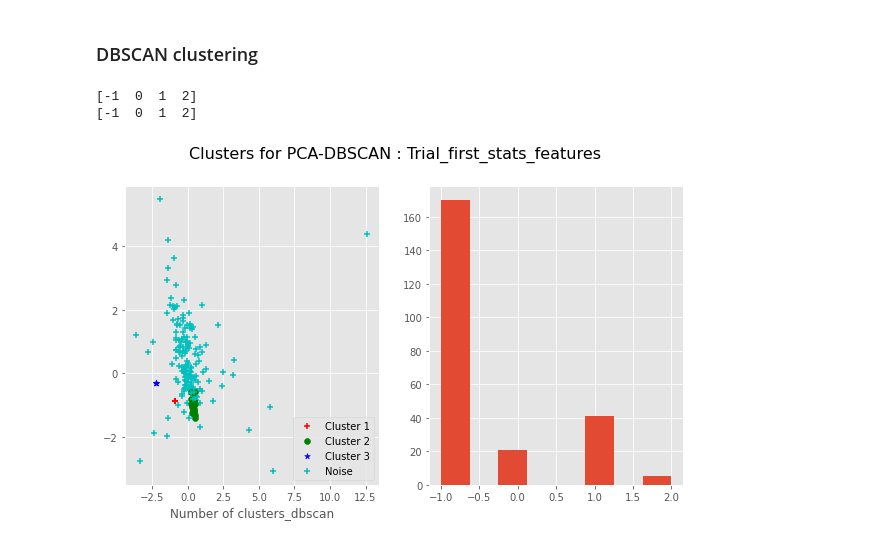
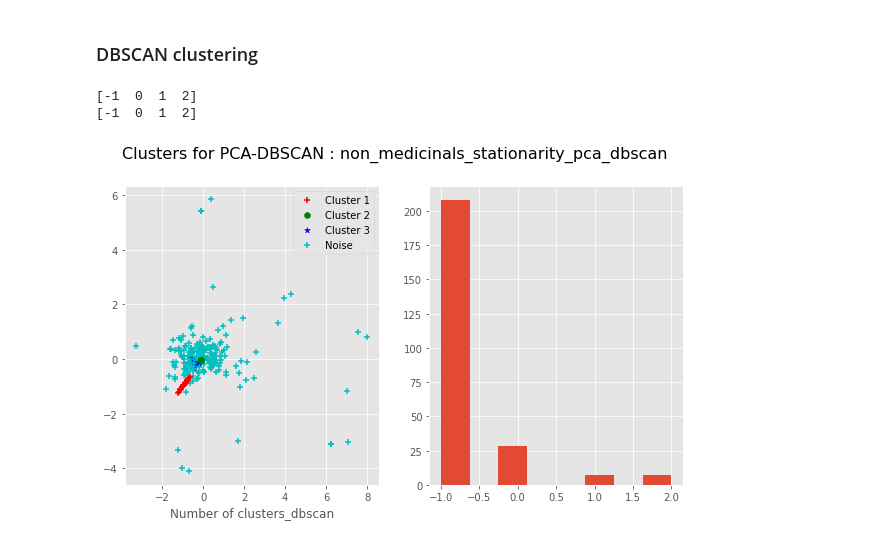
Before and after one commit to GarethWilhelm/TS-Feature-Clustering, a Jupyter notebook: notebooks/3. clustering_tsfresh_features.ipynb, the cells around one changed output. Cells and saved outputs as stored; diff of their text form; code cells hidden in the pictures.

```diff
--- a/notebooks/3. clustering_tsfresh_features.ipynb
+++ b/notebooks/3. clustering_tsfresh_features.ipynb
@@ -83,8 +99,6 @@ stationarity = ['autocorrelation','^mean$','kurtosis','augmented']
 # %%
-PATH = '/content/drive/My Drive/Stellenbosch/Webster'
-product_name =  'Trial_first'
 # Create a list of target features
-all_eff_features = load_features_data(0,PATH,'efficient_parameters')
+product_name, all_eff_features = load_features_data(-1,PATH,'efficient_parameters',names)
 # Generate dataframe from excluding redundant features
 # remove export_val prefix on column names
 features_filtered = change_column_prefix(
@@ -94,3 +108,7 @@ features_filtered = change_column_prefix(
 # call stationary feature list on filtered feature dataframe
 stationary_features_df = features_filtered[filter_features(features_filtered,stationarity)]
 stationary_features_df = remove_outliers_iqr(stationary_features_df)
+simplify_column_name(stationary_features_df,'autocorrelation__','auto_corr_')
+simplify_column_name(stationary_features_df,'partial_autocorrelation__','pac_')
+simplify_column_name(stationary_features_df,'augmented_dickey_fuller__attr_','adf_')
+stationary_features_df.head()
@@ -124,0 +129,9 @@ plt.savefig(f"{PATH}/images/correlation_stationarity_features")
+# %%
+# Drop correlated features (threshold: 0.5)
+stationarity_uncorrelated = remove_features_df(stationary_features_df,drop_correlated_pairs(stationary_features_df,0.5))
+# Add statistical features to dataframe
+stats_features_df = remove_outliers_iqr(features_filtered[filter_features(features_filtered,stats)])
+features_uncorrelated = pd.merge(stationarity_uncorrelated,stats_features_df,on='id')
+# Check if all features are not correlated
+plot_correlated_features(features_uncorrelated,0.5)
+plt.savefig(f"{PATH}/images/{product_name}_correlation_{experiment}")
@@ -276,46 +302,42 @@ cluster_labels = results['labx']
 # https://www.dummies.com/programming/big-data/data-science/how-to-create-an-unsupervised-learning-model-with-dbscan/
 
 dbscan = DBSCAN(eps=0.5, min_samples=5,metric='euclidean')
-dbscan_results_yarn = dbscan.fit(X_scaled_transposed)
+dbscan.fit(X_scaled_transposed)
 print(np.unique(dbscan.labels_))
 
-dbscan = DBSCAN(eps=0.5, min_samples=5,metric='euclidean')
-dbscan.fit(X_scaled_transposed)
 fig = plt.figure(figsize=(10,5.5))
-fig.suptitle(f"Clusters for PCA-DBSCAN : {product_name}_stats_features", fontsize=16)
+fig.suptitle(f"Clusters for PCA-DBSCAN : {product_name}_{experiment}_pca_dbscan", fontsize=16)
 print(np.unique(dbscan.labels_))
 fig.add_subplot(121)
 # fig.set_title('Clusters')
 pca = PCA(n_components=4)
 pca_2d = pca.fit_transform(X_scaled_transposed)
 for i in range(0, pca_2d.shape[0]):
-  cluster = []
-  number = []
   if dbscan.labels_[i] == 0:
     c1 = plt.scatter(pca_2d[i,0],pca_2d[i,0],c='r',marker='+')
   elif dbscan.labels_[i] == 1:
     c2 = plt.scatter(pca_2d[i,0],pca_2d[i,1],c='g',marker='o')
   elif dbscan.labels_[i] == 2:
     c3 = plt.scatter(pca_2d[i,0],pca_2d[i,2],c='b',marker='*')
-  # elif dbscan.labels_[i] == 3:
-  #   c4 = plt.scatter(pca_2d[i,0],pca_2d[i,1],c='y',marker='x')
-  # elif dbscan.labels_[i] == 4:
-  #   c5 = plt.scatter(pca_2d[i,0],pca_2d[i,1],c='g',marker='*')
-  # elif dbscan.labels_[i] == 5:
-  #   c6 = plt.scatter(pca_2d[i,0],pca_2d[i,1],c='r',marker='x')
+  elif dbscan.labels_[i] == 3:
+    c4 = plt.scatter(pca_2d[i,0],pca_2d[i,3],c='y',marker='x')
+  elif dbscan.labels_[i] == 4:
+    c5 = plt.scatter(pca_2d[i,0],pca_2d[i,4],c='g',marker='*')
+  elif dbscan.labels_[i] == 5:
+    c6 = plt.scatter(pca_2d[i,0],pca_2d[i,5],c='r',marker='x')
   elif dbscan.labels_[i] == -1:
     cn = plt.scatter(pca_2d[i,0],pca_2d[i,-1],c='c',marker='+')
 plt.xlabel("Number of clusters_dbscan")
 plt.legend([c1,c2,c3,cn],['Cluster 1','Cluster 2','Cluster 3','Noise'])
 # plt.legend(c,n.append['Noise'])
 
 # plt.title('DBSCAN finds 2 clusters and noise')
 fig.add_subplot(122)
 # plt.set_title=("Cluster instances/frequency")
 plt.hist(dbscan.labels_,bins=8)
-plt.savefig(f"{PATH}/images/{product_name}_feats_pca_dbscan")
+plt.savefig(f"{PATH}/images/{product_name}_{experiment}_pca_dbscan")
 plt.show()
 # %% [output]
 [-1  0  1  2]
 [-1  0  1  2]
-[figure, old version]
+[figure, new version]
```
Also changed, not shown: parts of 14 cells of this notebook.
